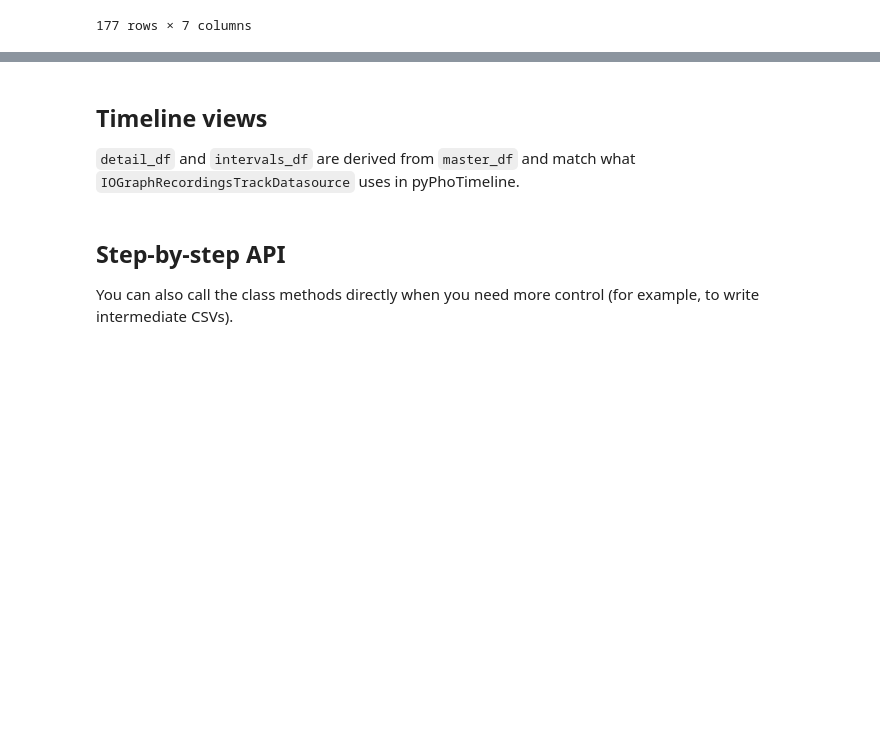
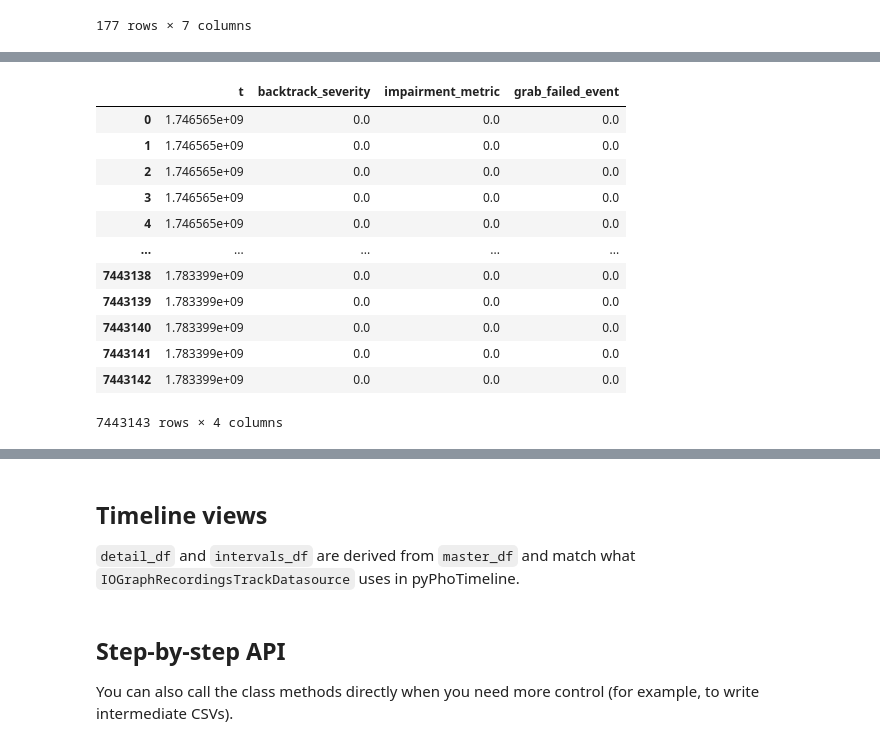
Before and after one commit to PhoPersonalOrg/PhoPyMNEHelper, a Jupyter notebook: notebooks/IOGraphNotebook.ipynb, the cells around one changed output, grey strips where cells are left out. Cells and saved outputs as stored; diff of their text form; code cells hidden in the pictures; blank space fills up the shorter version.

```diff
--- a/notebooks/IOGraphNotebook.ipynb
+++ b/notebooks/IOGraphNotebook.ipynb
@@ -85,0 +105,16 @@ master_df.head()
+# %%
+new_cols_df
+# %% [output]
+|  | t | backtrack_severity | impairment_metric | grab_failed_event |
+| 0 | 1.746565e+09 | 0.0 | 0.0 | 0.0 |
+| 1 | 1.746565e+09 | 0.0 | 0.0 | 0.0 |
+| 2 | 1.746565e+09 | 0.0 | 0.0 | 0.0 |
+| 3 | 1.746565e+09 | 0.0 | 0.0 | 0.0 |
+| 4 | 1.746565e+09 | 0.0 | 0.0 | 0.0 |
+| ... | ... | ... | ... | ... |
+| 7443138 | 1.783399e+09 | 0.0 | 0.0 | 0.0 |
+| 7443139 | 1.783399e+09 | 0.0 | 0.0 | 0.0 |
+| 7443140 | 1.783399e+09 | 0.0 | 0.0 | 0.0 |
+| 7443141 | 1.783399e+09 | 0.0 | 0.0 | 0.0 |
+| 7443142 | 1.783399e+09 | 0.0 | 0.0 | 0.0 |
+7443143 rows × 4 columns
```
Also changed, not shown: parts of 3 cells of this notebook, 1 other file.
